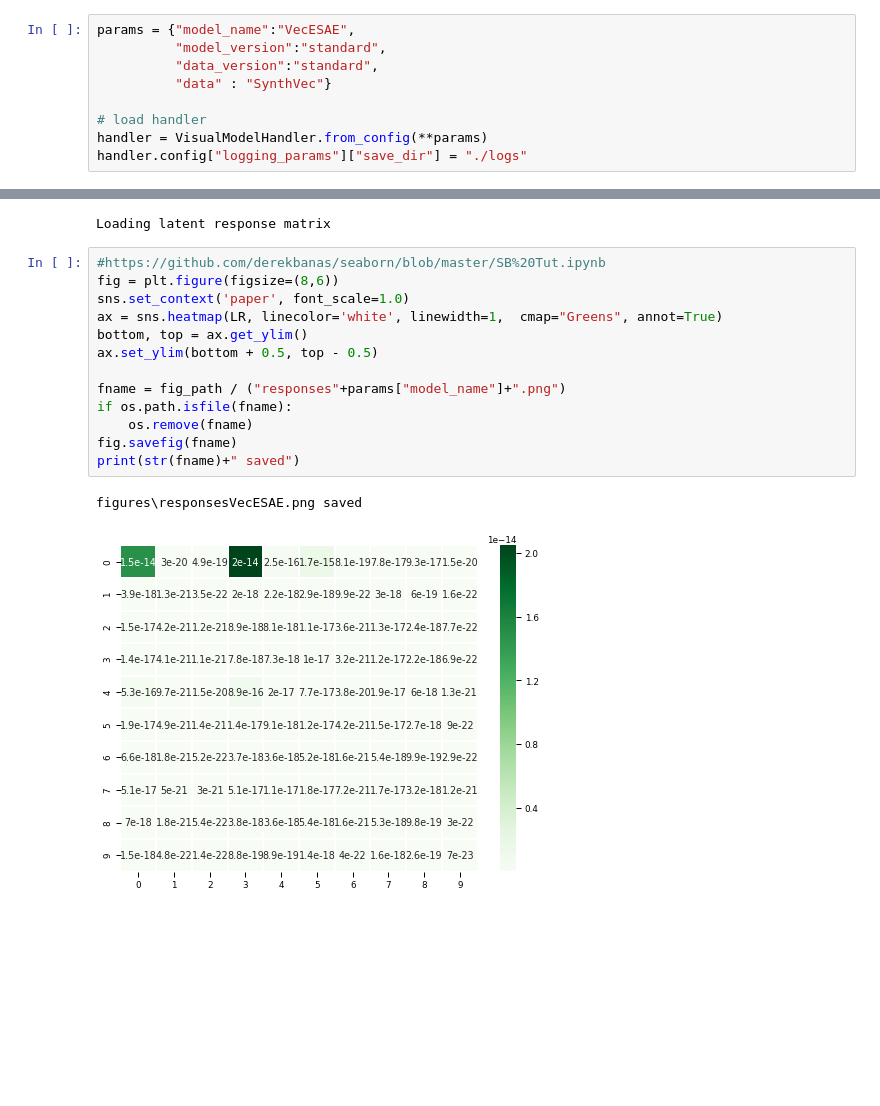
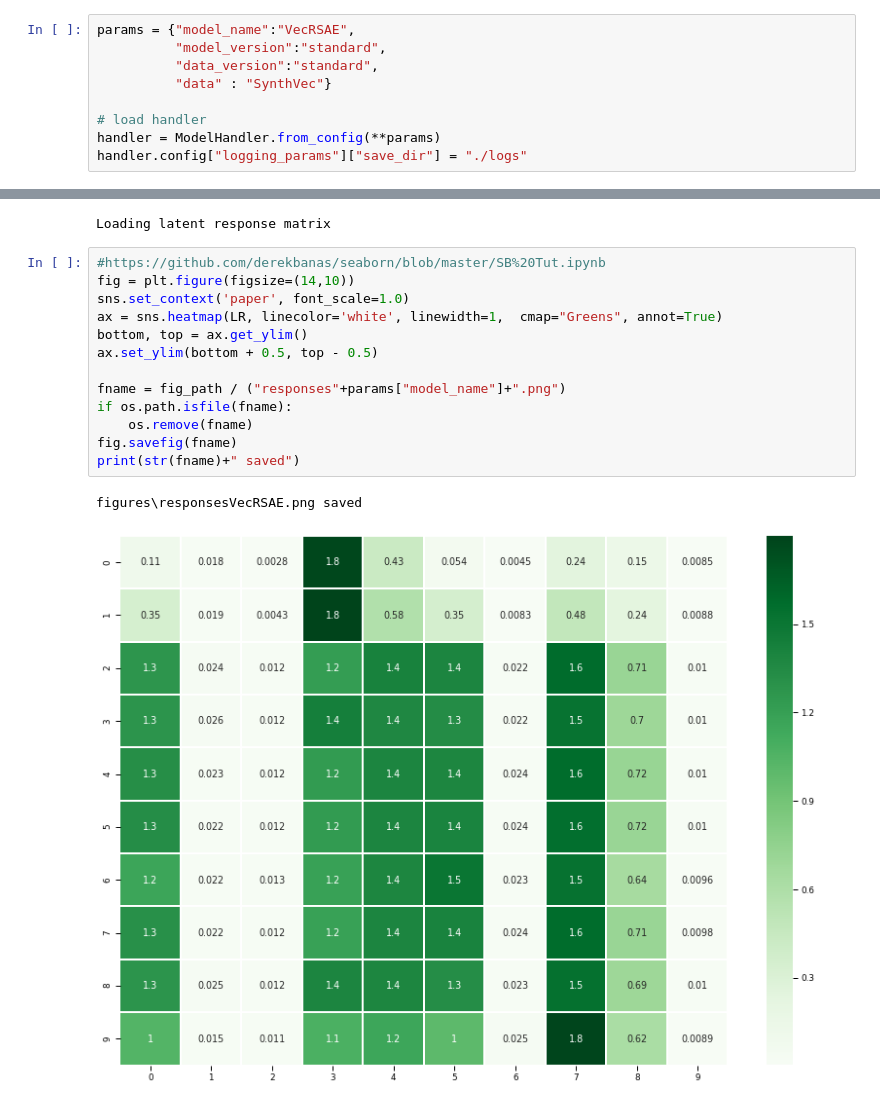
Before and after one commit to GiuliaLanzillotta/CausalAE, a Jupyter notebook: visualisations/LatentPlots.ipynb, the cells around one changed output, grey strips where cells are left out. Drawn from its saved outputs; the diff is of its cells as text; blank space fills up the shorter version.

Commit message:
latent response matrix and all the plots

```diff
--- a/visualisations/LatentPlots.ipynb
+++ b/visualisations/LatentPlots.ipynb
@@ -89,13 +131,13 @@ fig.savefig(fname)
 # %% [markdown]
 # Latent Response
 # %%
-params = {"model_name":"VecESAE",
+params = {"model_name":"VecRSAE",
           "model_version":"standard",
           "data_version":"standard",
           "data" : "SynthVec"}
 
 # load handler
-handler = VisualModelHandler.from_config(**params)
+handler = ModelHandler.from_config(**params)
 handler.config["logging_params"]["save_dir"] = "./logs"
 # %% [output]
 ----------Opening SynthVec dataset version standard / train----------
@@ -117,17 +159,17 @@ LR = handler.latent_responses(load=True).cpu()
 Loading latent response matrix
 # %%
 #https://github.com/derekbanas/seaborn/blob/master/SB%20Tut.ipynb
-fig = plt.figure(figsize=(8,6))
+fig = plt.figure(figsize=(14,10))
 sns.set_context('paper', font_scale=1.0)
 ax = sns.heatmap(LR, linecolor='white', linewidth=1,  cmap="Greens", annot=True)
 bottom, top = ax.get_ylim()
 ax.set_ylim(bottom + 0.5, top - 0.5)
 
 fname = fig_path / ("responses"+params["model_name"]+".png")
 if os.path.isfile(fname):
     os.remove(fname)
 fig.savefig(fname)
 print(str(fname)+" saved")
 # %% [output]
-figures\responsesVecESAE.png saved
+figures\responsesVecRSAE.png saved
-[figure, old version]
+[figure, new version]
```
Also changed, not shown: parts of 9 cells of this notebook, 5 other files.
